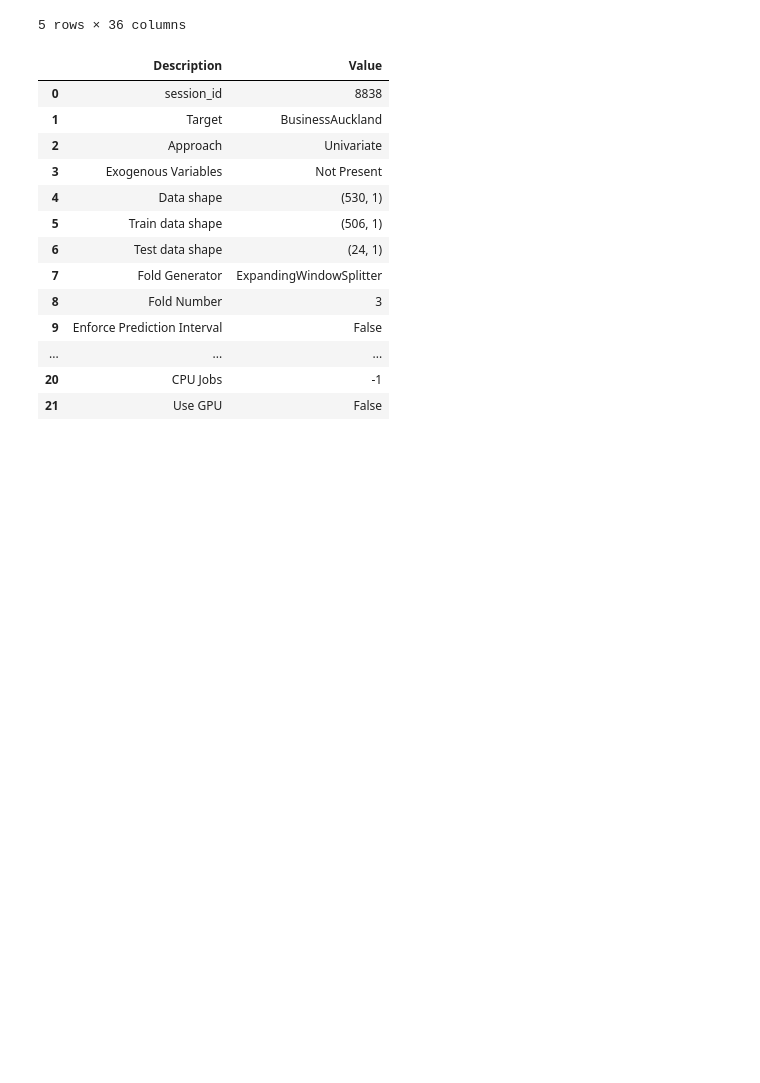
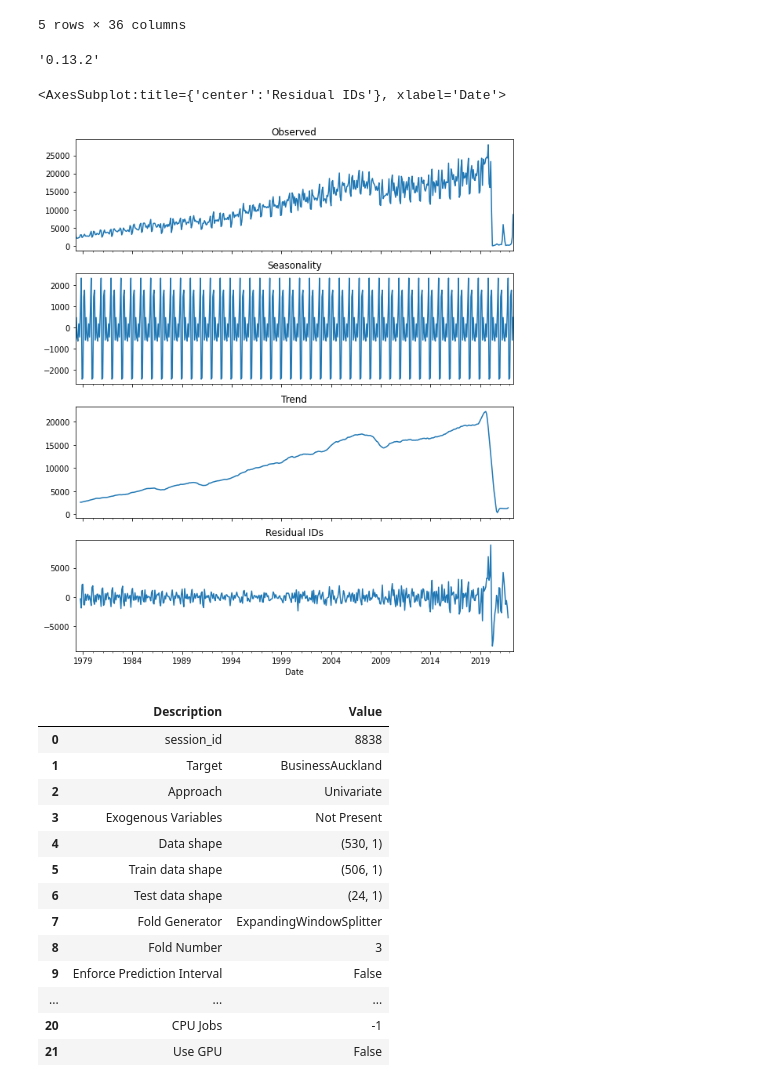
Before and after one commit to lutimoth/Tourism-Forecasting, a Jupyter notebook: Notebooks/Modeling with Pycaret.ipynb, the cells around one changed output. Saved outputs shown, nothing was run; the diff lists cells and outputs as text; code cells hidden in the pictures; blank space fills up the shorter version.

```diff
--- a/Notebooks/Modeling with Pycaret.ipynb
+++ b/Notebooks/Modeling with Pycaret.ipynb
@@ -52,3 +32,22 @@ arrivals.head()
+# %%
+statsmodels.__version__
+# %% [output]
+'0.13.2'
+# %%
+y = arrivals[['BusinessAuckland']]
+# %%
+res = tsa.seasonal.seasonal_decompose(y, model='additive')
+
+# Plot the original data, the trend, the seasonality, and the residuals
+fig, (ax1,ax2,ax3,ax4) = plt.subplots(4,1, figsize=(10,12), sharex=True);
+
+res.observed.plot(ax=ax1, title='Observed')
+res.seasonal.plot(ax=ax2, title='Seasonality')
+res.trend.plot(ax=ax3, title='Trend')
+res.resid.plot(ax=ax4, title='Residual IDs')
+# %% [output]
+<AxesSubplot:title={'center':'Residual IDs'}, xlabel='Date'>
+[figure, added]
 # %%
 from pycaret.time_series import TSForecastingExperiment
 from pycaret.time_series import pull
```
Also changed, not shown: parts of 13 cells of this notebook.
